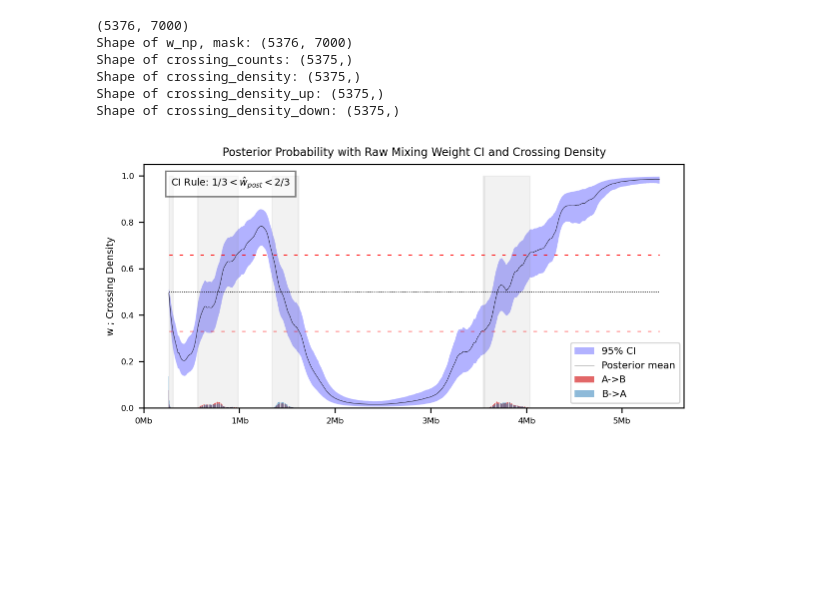
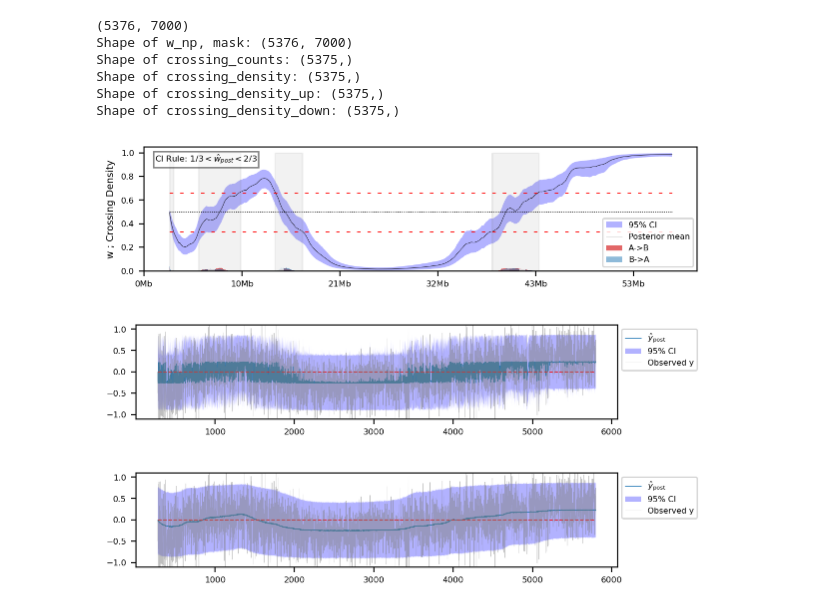
Before and after one commit to munch-group/hic-compartment-borders, a Jupyter notebook: notebooks/08_hi_res_subset_confidence.ipynb, the cells around one changed output. Cells and saved outputs as stored; diff of their text form; code cells hidden in the pictures; blank space fills up the shorter version.

Commit message:
Update plots and writing

```diff
--- a/notebooks/08_hi_res_subset_confidence.ipynb
+++ b/notebooks/08_hi_res_subset_confidence.ipynb
@@ -380,7 +380,7 @@ Shape of crossing_density_up: (5375,)
 Shape of crossing_density_down: (5375,)
 # %%
 #| echo: false
-#| label: "fig-posterior-cross-dens-ci-w"
+#| label: "fig-hum-x-posterior-cross-dens-ci-w"
 #| fig-cap: "Posterior Probability with Raw Mixing Weight CI and Crossing Density. The CI rule used is $1/3 < \\hat{w}_{post} < 2/3$, as shown. The grey band indicates the regions where the CI rule is not satisfied. The crossing density bars show the number of crossings of the posterior mean at 0.5, with red indicating crossings upwards and blue indicating crossings downwards."
 
 import matplotlib.pyplot as plt
@@ -391,7 +391,7 @@ matplotlib_inline.backend_inline.set_matplotlib_formats('retina')
 
 x = w_stack_z["pos"]
 
-f, ax = plt.subplots(figsize=(6, 3))
+f, ax = plt.subplots(figsize=(6, 1.5))
 
 ax.fill_between(
     x,
@@ -415,36 +415,77 @@ ax.fill_between(
     0,
     1,
     where=x_grey.notnull(),
     alpha=0.1,
     color='gray')
 
 # Add the CI rule as text
-ax.text(0.05, 0.95, "CI Rule: $1/3 < \\hat{w}_{post} < 2/3$",
-        transform=ax.transAxes, fontsize=7, verticalalignment='top', bbox=dict(facecolor='white', alpha=0.5))
+ax.text(0.02, 0.95, "CI Rule: $1/3 < \\hat{w}_{post} < 2/3$",
+        transform=ax.transAxes, fontsize=6, verticalalignment='top', bbox=dict(facecolor='white', alpha=0.5, pad=1))
 
 # Plot the posterior mean
 ax.plot(x, w_mean, label="Posterior mean", color="black", linewidth=0.3)
 
 # Plot the 0.5 line
 ax.hlines(0.5, min(x), max(x), color="black", linestyle='dotted', linewidth=0.5)
 
 # # Plot the CI rules
 ax.hlines([0.33,0.66], min(x), max(x), color="red", linestyle=(0, (5, 10)), linewidth=0.5)
 
 # Plot the crossing counts
 ax.bar(x[:-1], crossing_density_up, label="A->B", color="tab:red", linewidth=0.3, alpha=0.7)
 ax.bar(x[:-1], crossing_density_down, label="B->A", color="tab:blue", linewidth=0.3, alpha=0.5)
 
 #  make x-axis tick x 10000
 ticks = np.linspace(0, len(x), num=6)
 ax.set_xticks(ticks)
-ax.set_xticklabels([f"{int(tick/1000)}Mb" for tick in ticks])
+ax.set_xticklabels([f"{int(tick/100)}Mb" for tick in ticks])
 
 plt.ylabel("w ; Crossing Density")
 #plt.xlabel("Position (10kb bins)")
 plt.legend(loc='lower right')
-plt.title("Posterior Probability with Raw Mixing Weight CI and Crossing Density")
-plt.tight_layout()
+#plt.title("Posterior Probability with Raw Mixing Weight CI and Crossing Density")
+# # plt#tight_layout()
 plt.show()
 # %% [output]
-[figure, old version]
+[figure, new version]
+# %%
+#| echo: false
+#| label: "fig-ppc-trace-w-z-compare"
+#| fig-cap: "ChrX Posterior Predictive Check for X-bearing sperm ($\\widehat{E1}$) for both the Z and W models. The posterior mean is shown as a blue line, with the 95% credible interval shaded in blue. The observed E1 values are shown in gray."
+#| fig-subcap:
+#|  - Discrete model
+#|  - Continuous (mixture) model
+#| fig-scap: "ChrX Posterior Predictive trace for human sperm for Z and W models."
+
+import matplotlib.pyplot as plt
+
+traces = {
+    'trace_z': trace_z,
+    'trace_w': trace_w
+}
+
+for name, trace in traces.items():
+    yhat_mean = trace.posterior_predictive.y_hat.mean(dim=('chain', 'draw'))
+    yhat_upper = trace.posterior_predictive.y_hat.quantile(0.975, dim=('chain', 'draw'))
+    yhat_lower = trace.posterior_predictive.y_hat.quantile(0.025, dim=('chain', 'draw'))
+
+    f,ax = plt.subplots(figsize=(6, 1.2))
+
+    ax.plot(yhat_mean['pos'],yhat_mean, label=r"$\hat{y}_{\mathrm{post}}$", linewidth=0.5)
+    ax.hlines(0, min(yhat_mean['pos']), max(yhat_mean['pos']), color='red', linestyle='--', linewidth=0.7)
+
+    ax.fill_between(yhat_mean['pos'],
+                    yhat_upper,
+                    yhat_lower,
+                    alpha=0.3, label="95% CI", color='blue', ec='None')
+
+    ax.plot(trace.observed_data.y_hat['pos'], trace.observed_data.y_hat, alpha=0.5, color='gray', linewidth=0.3, label="Observed y")
+    ax.set_ylim(-1.1, 1.1)
+
+    # plt.title("Posterior Predictive Check for X-bearing sperm ($\\widehat{E1}$) " + f"`{name}`") # remove when using YAML fig-cap
+    # Move the legend outside of the plot (right hand side)
+    plt.legend(loc='upper left', bbox_to_anchor=(1, 1))
+    # # plt#tight_layout()
+# %% [output]
+[figure, added]
+[figure, added]
```
Also changed, not shown: parts of 5 cells of this notebook, 6 other files.
